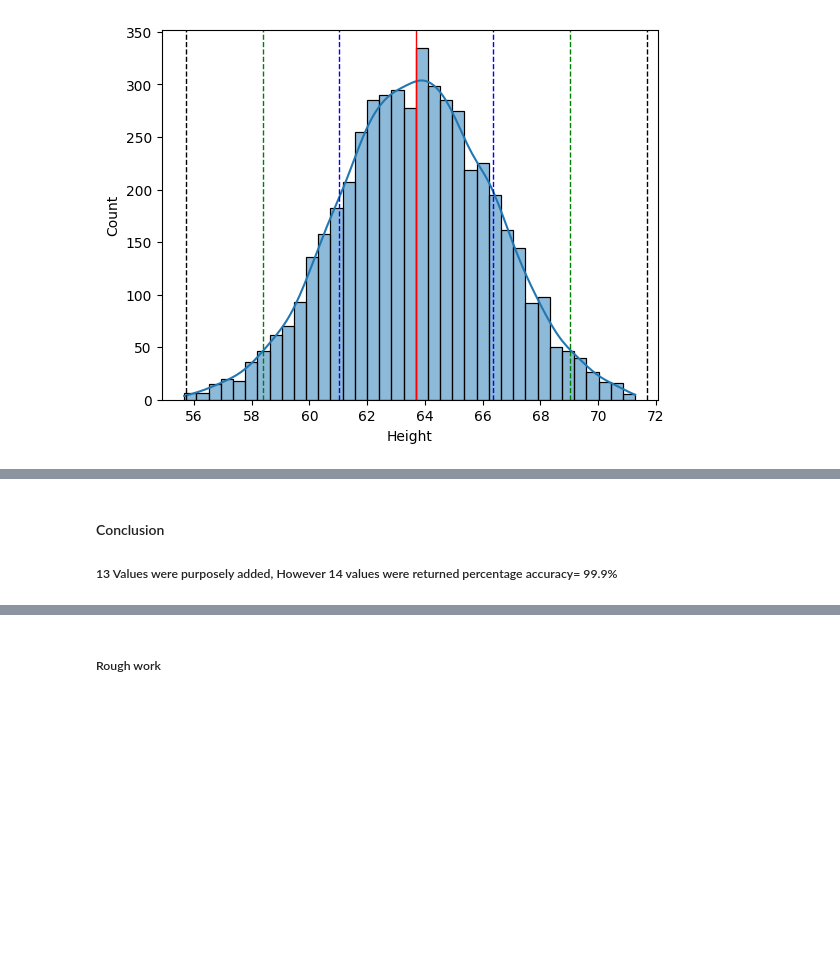
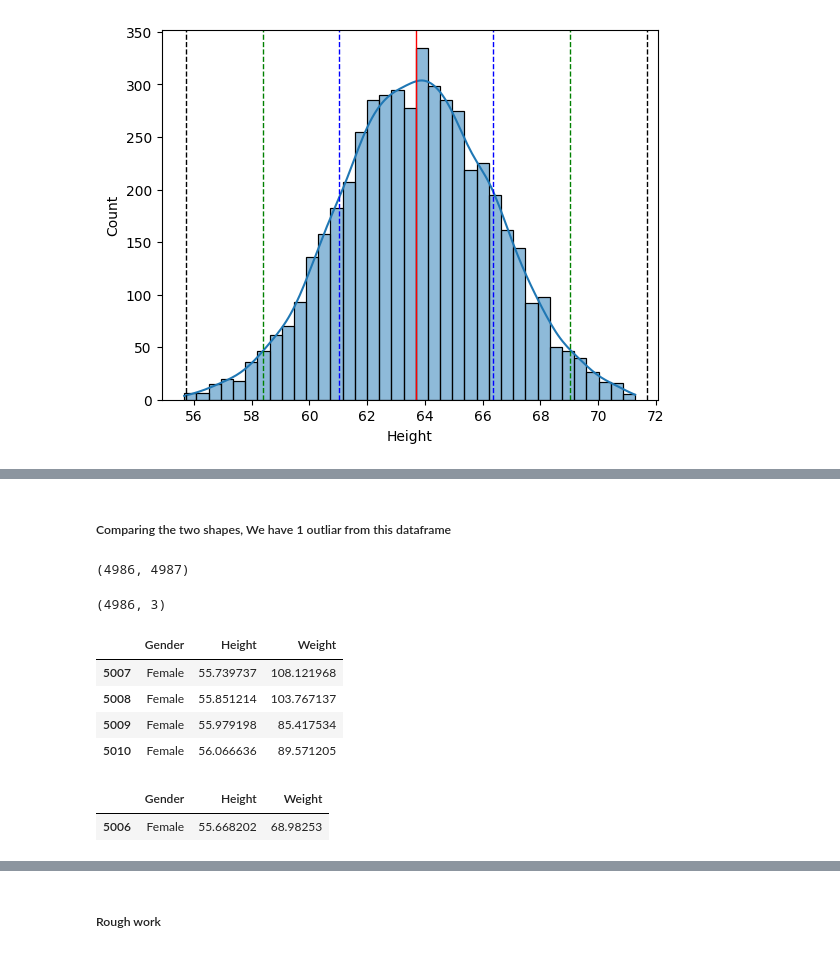
Before and after one commit to jdhova/Statistics-DataCleaning, a Jupyter notebook: Finding_Outliars/Male_Female_Heights.ipynb, the cells around one changed output, grey strips where cells are left out. Saved outputs shown, nothing was run; the diff lists cells and outputs as text; code cells hidden in the pictures; blank space fills up the shorter version.

```diff
--- a/Finding_Outliars/Male_Female_Heights.ipynb
+++ b/Finding_Outliars/Male_Female_Heights.ipynb
@@ -303,3 +219,0 @@ outliarsFeMaleDataMin
-# %% [markdown]
-#### Conclusion
-##### 13 Values were purposely added, However 14 values were returned percentage accuracy= 99.9%
@@ -308,0 +220,25 @@ outliarsFeMaleDataMin
+# %% [markdown]
+##### Comparing the two shapes, We have 1 outliar from this dataframe
+# %%
+validFeMaleData[(validFeMaleData.Height>l3)&(validFeMaleData.Height<r3)].shape[0],validFeMaleData.shape[0]
+# %% [output]
+(4986, 4987)
+# %%
+newValidData = validFeMaleData[(validFeMaleData.Height>l3)&(validFeMaleData.Height<r3)]
+newValidData.shape
+# %% [output]
+(4986, 3)
+# %%
+pd.DataFrame(newValidData).head(4)
+# %% [output]
+|  | Gender | Height | Weight |
+| 5007 | Female | 55.739737 | 108.121968 |
+| 5008 | Female | 55.851214 | 103.767137 |
+| 5009 | Female | 55.979198 | 85.417534 |
+| 5010 | Female | 56.066636 | 89.571205 |
+# %%
+outliarsFeMaleData1 = validFeMaleData[(validFeMaleData.Height<l3)|(validFeMaleData.Height>r3)]
+outliarsFeMaleData1
+# %% [output]
+|  | Gender | Height | Weight |
+| 5006 | Female | 55.668202 | 68.98253 |
```
Also changed, not shown: parts of 43 cells of this notebook.
